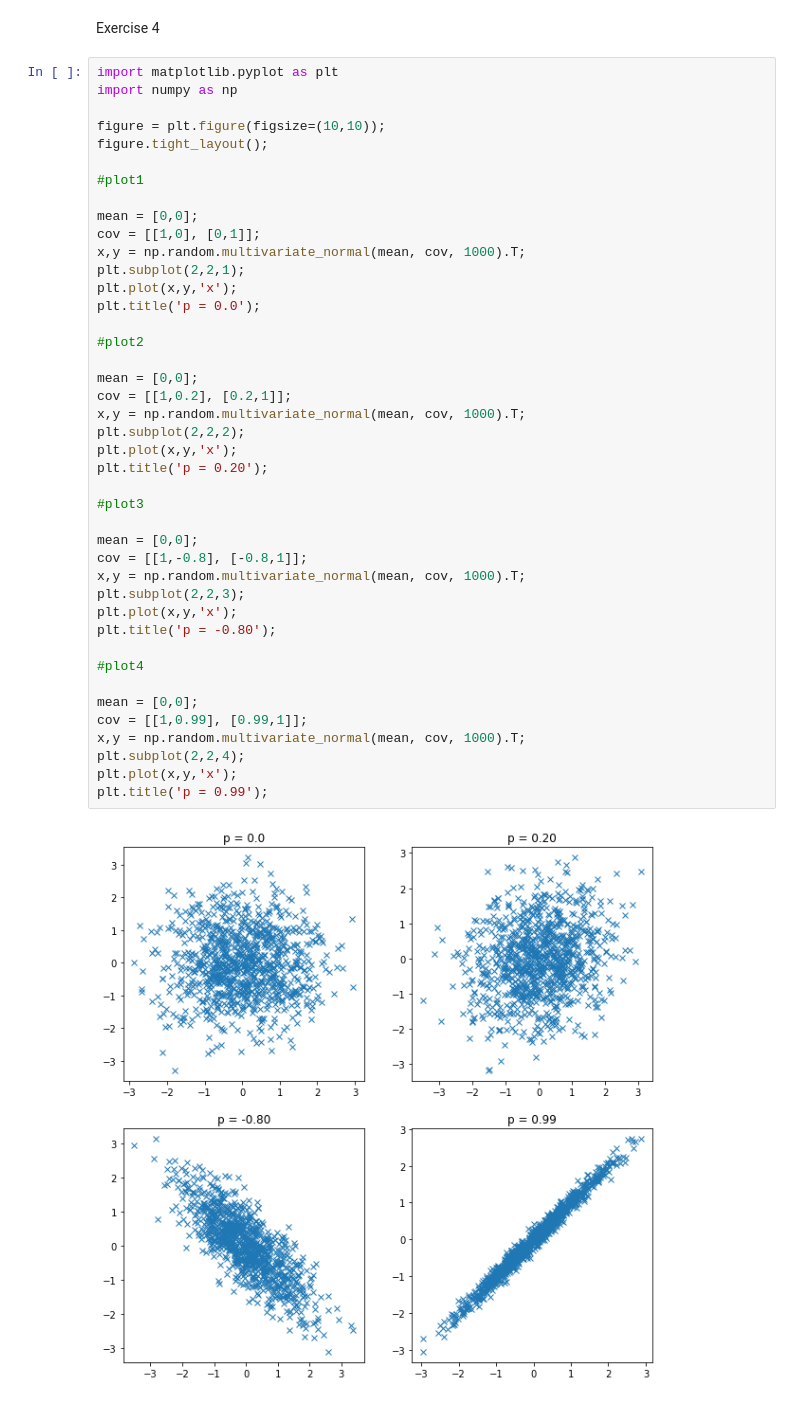
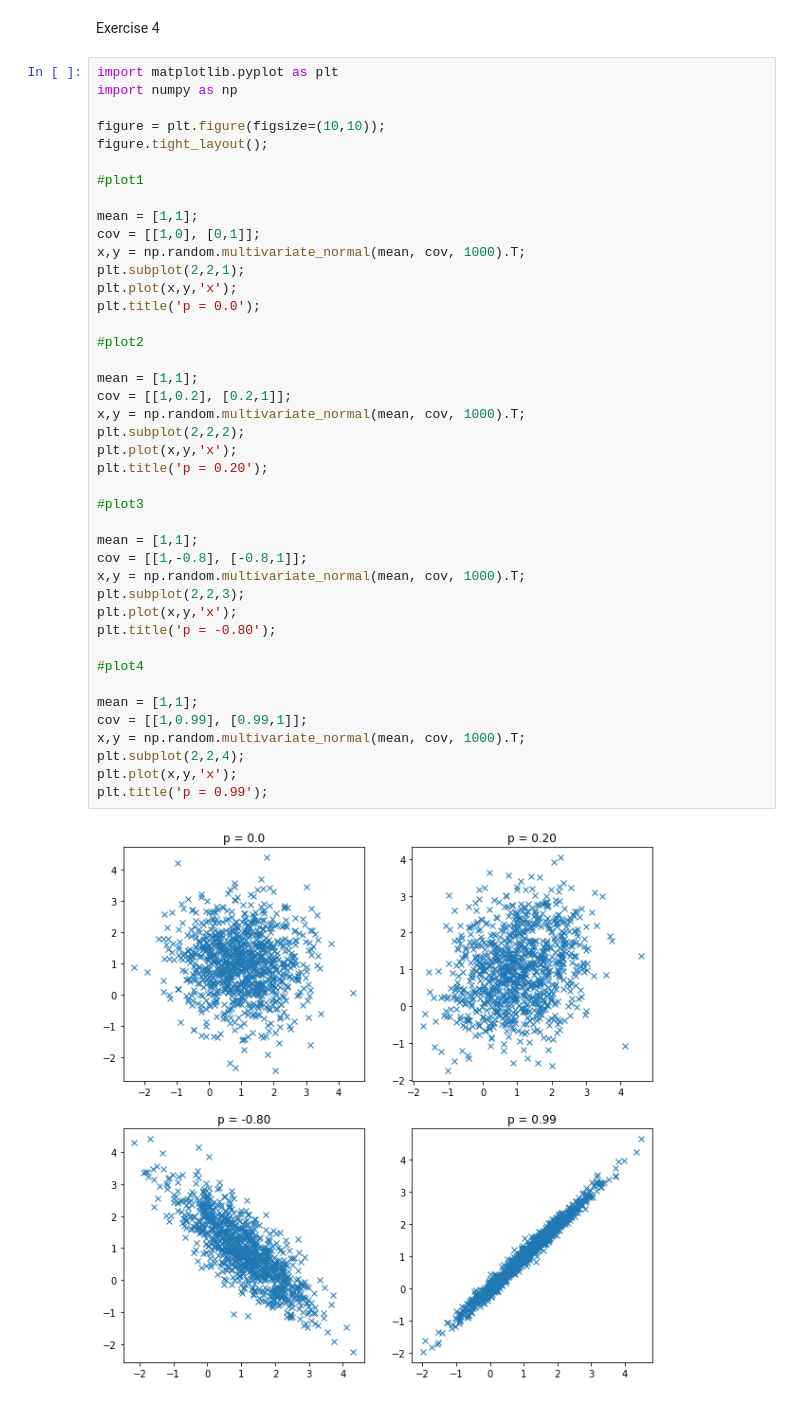
Before and after one commit to merinjv/CS301, a Jupyter notebook: Assignment1_Exercise4.ipynb, the cells around one changed output. Cells and saved outputs as stored; diff of their text form.

```diff
--- a/Assignment1_Exercise4.ipynb
+++ b/Assignment1_Exercise4.ipynb
@@ -11,38 +11,38 @@ figure.tight_layout();
 
 #plot1
 
-mean = [0,0];
+mean = [1,1];
 cov = [[1,0], [0,1]];
 x,y = np.random.multivariate_normal(mean, cov, 1000).T;
 plt.subplot(2,2,1);
 plt.plot(x,y,'x');
 plt.title('p = 0.0');
 
 #plot2
 
-mean = [0,0];
+mean = [1,1];
 cov = [[1,0.2], [0.2,1]];
 x,y = np.random.multivariate_normal(mean, cov, 1000).T;
 plt.subplot(2,2,2);
 plt.plot(x,y,'x');
 plt.title('p = 0.20');
 
 #plot3
 
-mean = [0,0];
+mean = [1,1];
 cov = [[1,-0.8], [-0.8,1]];
 x,y = np.random.multivariate_normal(mean, cov, 1000).T;
 plt.subplot(2,2,3);
 plt.plot(x,y,'x');
 plt.title('p = -0.80');
 
 #plot4
 
-mean = [0,0];
+mean = [1,1];
 cov = [[1,0.99], [0.99,1]];
 x,y = np.random.multivariate_normal(mean, cov, 1000).T;
 plt.subplot(2,2,4);
 plt.plot(x,y,'x');
 plt.title('p = 0.99');
 # %% [output]
-[figure, old version]
+[figure, new version]
```
